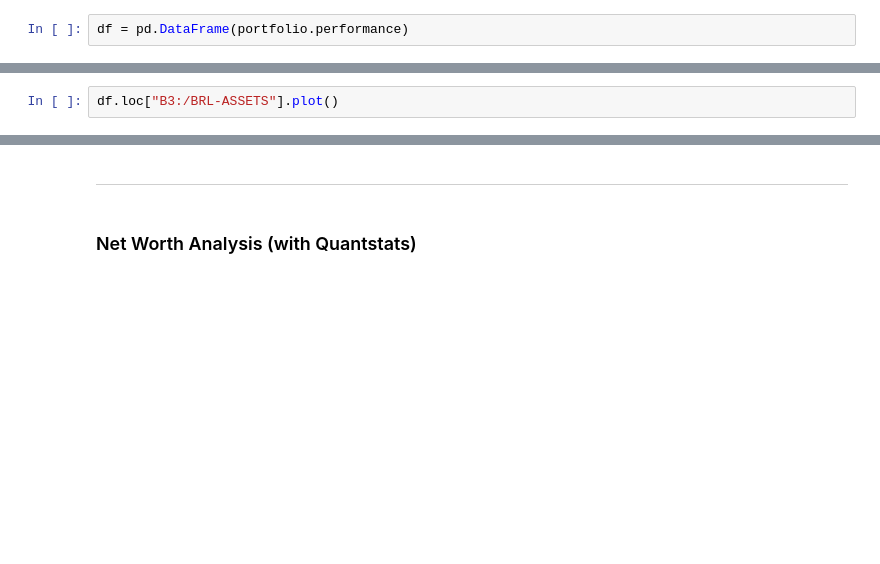
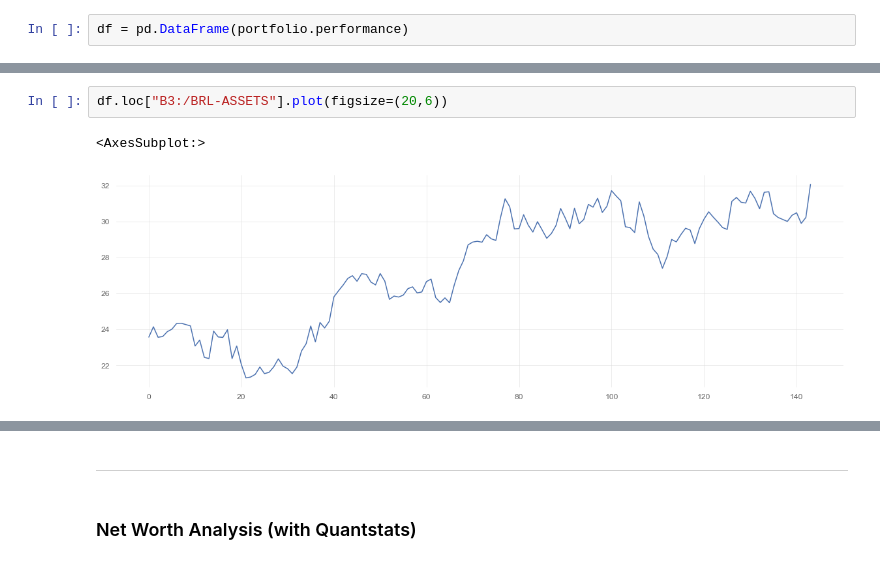
Before and after one commit to mso13/Mestrado_PPGI, a Jupyter notebook: src/tensortrade/TensorTrade DRL with Risk Adj Rewards (PPO Algorithm).ipynb, the cells around one changed output, grey strips where cells are left out. Saved outputs shown, nothing was run; the diff lists cells and outputs as text; blank space fills up the shorter version.

```diff
--- a/src/tensortrade/TensorTrade DRL with Risk Adj Rewards (PPO Algorithm).ipynb
+++ b/src/tensortrade/TensorTrade DRL with Risk Adj Rewards (PPO Algorithm).ipynb
@@ -386,3 +510,6 @@ df.T.plot()
 # %%
-df.loc["B3:/BRL-ASSETS"].plot()
+df.loc["B3:/BRL-ASSETS"].plot(figsize=(20,6))
+# %% [output]
+<AxesSubplot:>
+[figure, added]
 # %%
```
Also changed, not shown: parts of 16 cells of this notebook, 7 other files.
